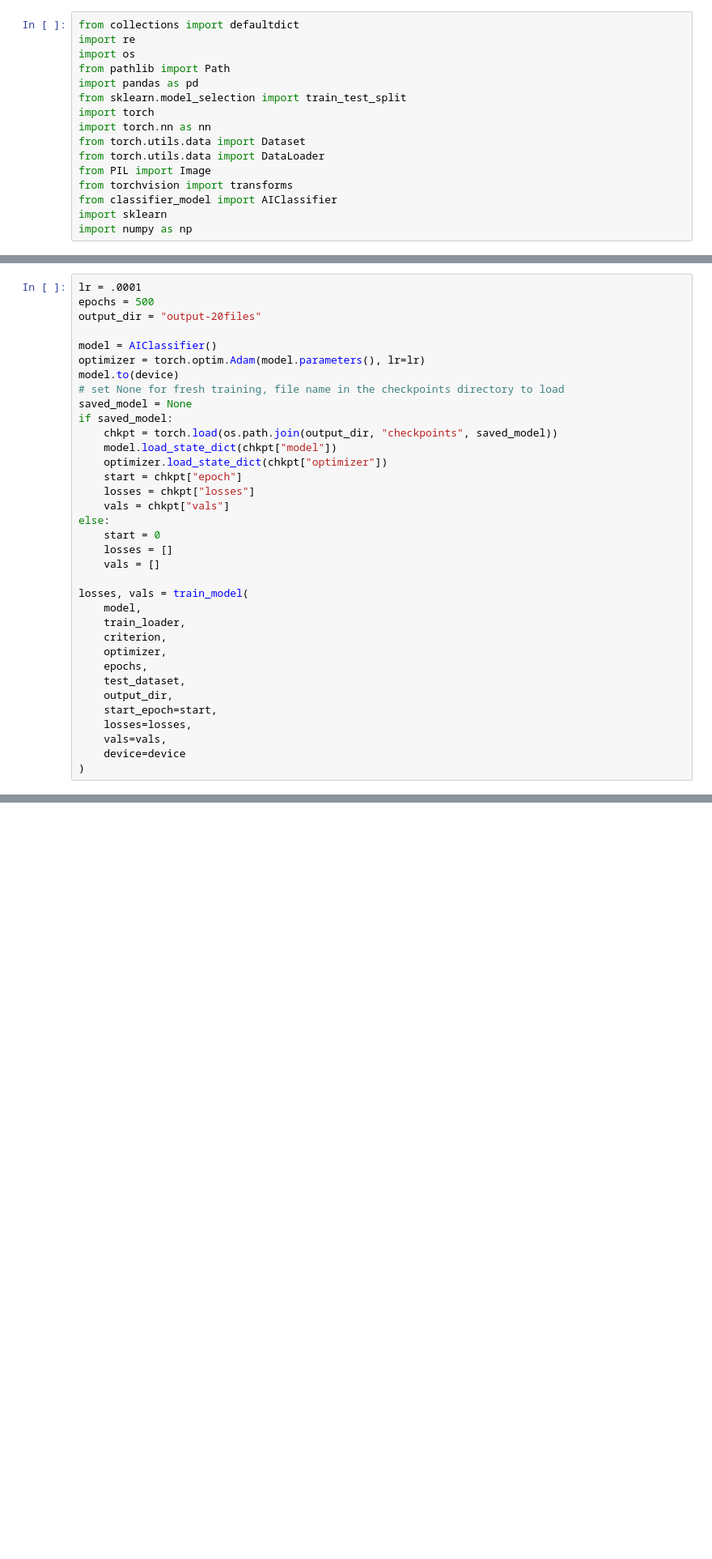
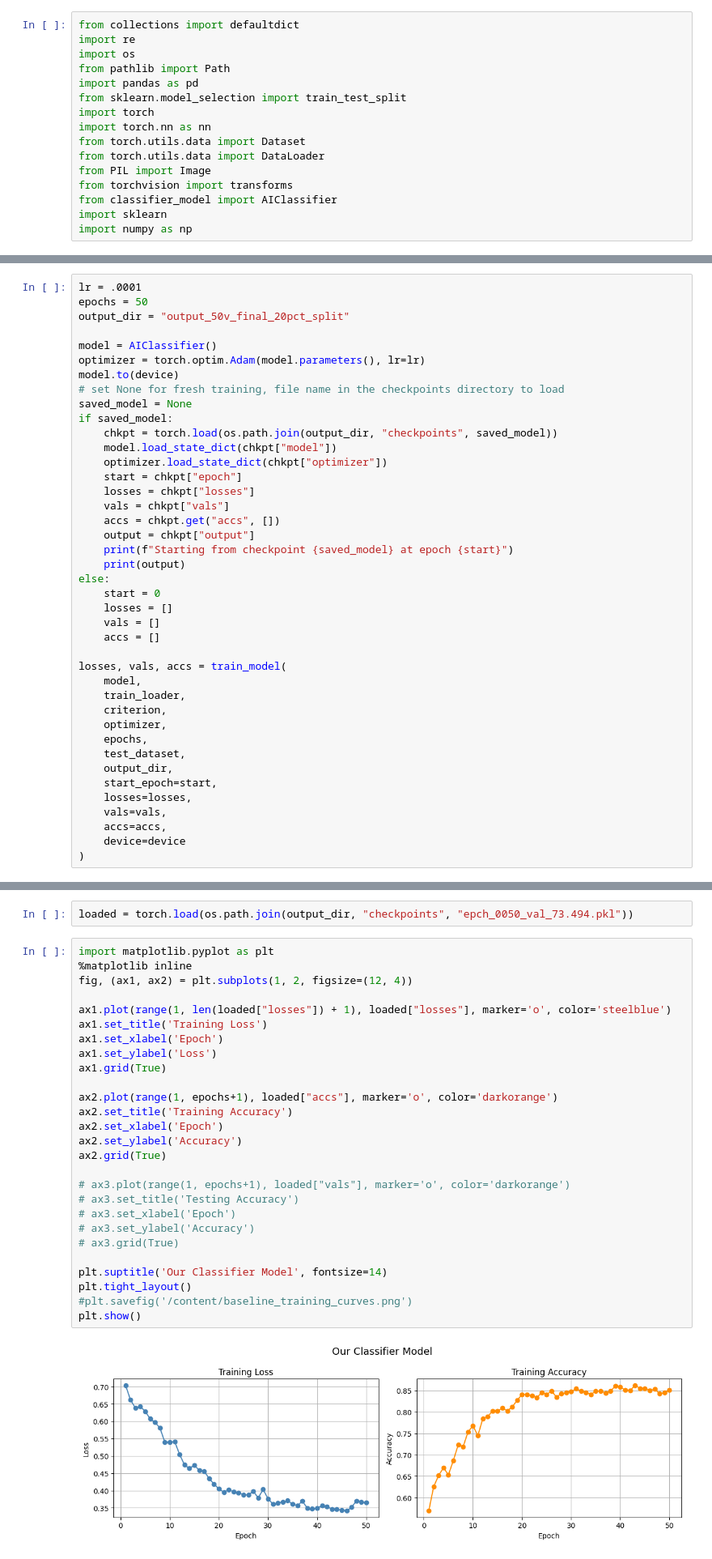
Before and after one commit to ChloeMVan/inf-deep-learning, a Jupyter notebook: model_train_thom.ipynb, the cells around one changed output, grey strips where cells are left out. Shown at 81% size. Saved outputs shown, nothing was run; the diff lists cells and outputs as text; blank space fills up the shorter version.

```diff
--- a/model_train_thom.ipynb
+++ b/model_train_thom.ipynb
@@ -279,7 +328,7 @@ BCEWithLogitsLoss()
 # %%
 lr = .0001
-epochs = 500
-output_dir = "output-20files"
+epochs = 50
+output_dir = "output_50v_final_20pct_split"
 
 model = AIClassifier()
 optimizer = torch.optim.Adam(model.parameters(), lr=lr)
@@ -293,12 +342,17 @@ if saved_model:
     start = chkpt["epoch"]
     losses = chkpt["losses"]
     vals = chkpt["vals"]
+    accs = chkpt.get("accs", [])
+    output = chkpt["output"]
+    print(f"Starting from checkpoint {saved_model} at epoch {start}")
+    print(output)
 else:
     start = 0
     losses = []
     vals = []
+    accs = []
 
-losses, vals = train_model(
+losses, vals, accs = train_model(
     model,
     train_loader,
     criterion,
@@ -309,5 +363,6 @@ losses, vals = train_model(
     start_epoch=start,
     losses=losses,
     vals=vals,
+    accs=accs,
     device=device
 )
@@ -313,0 +580,31 @@ losses, vals = train_model(
+# %%
+loaded = torch.load(os.path.join(output_dir, "checkpoints", "epch_0050_val_73.494.pkl"))
+# %%
+import matplotlib.pyplot as plt
+%matplotlib inline
+fig, (ax1, ax2) = plt.subplots(1, 2, figsize=(12, 4))
+
+ax1.plot(range(1, len(loaded["losses"]) + 1), loaded["losses"], marker='o', color='steelblue')
+ax1.set_title('Training Loss')
+ax1.set_xlabel('Epoch')
+ax1.set_ylabel('Loss')
+ax1.grid(True)
+
+ax2.plot(range(1, epochs+1), loaded["accs"], marker='o', color='darkorange')
+ax2.set_title('Training Accuracy')
+ax2.set_xlabel('Epoch')
+ax2.set_ylabel('Accuracy')
+ax2.grid(True)
+
+# ax3.plot(range(1, epochs+1), loaded["vals"], marker='o', color='darkorange')
+# ax3.set_title('Testing Accuracy')
+# ax3.set_xlabel('Epoch')
+# ax3.set_ylabel('Accuracy')
+# ax3.grid(True)
+
+plt.suptitle('Our Classifier Model', fontsize=14)
+plt.tight_layout()
+#plt.savefig('/content/baseline_training_curves.png')
+plt.show()
+# %% [output]
+[figure, added]
```
Also changed, not shown: parts of 7 cells of this notebook, 38 other files.
